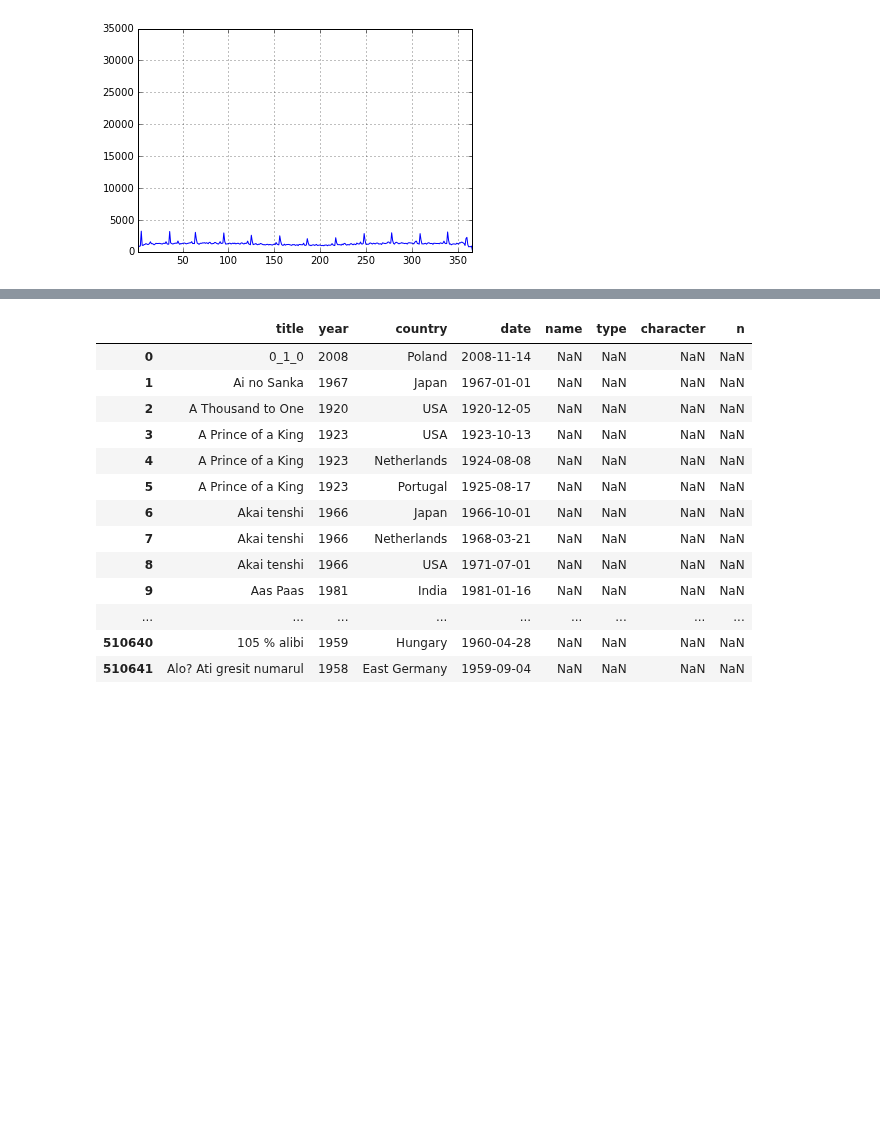
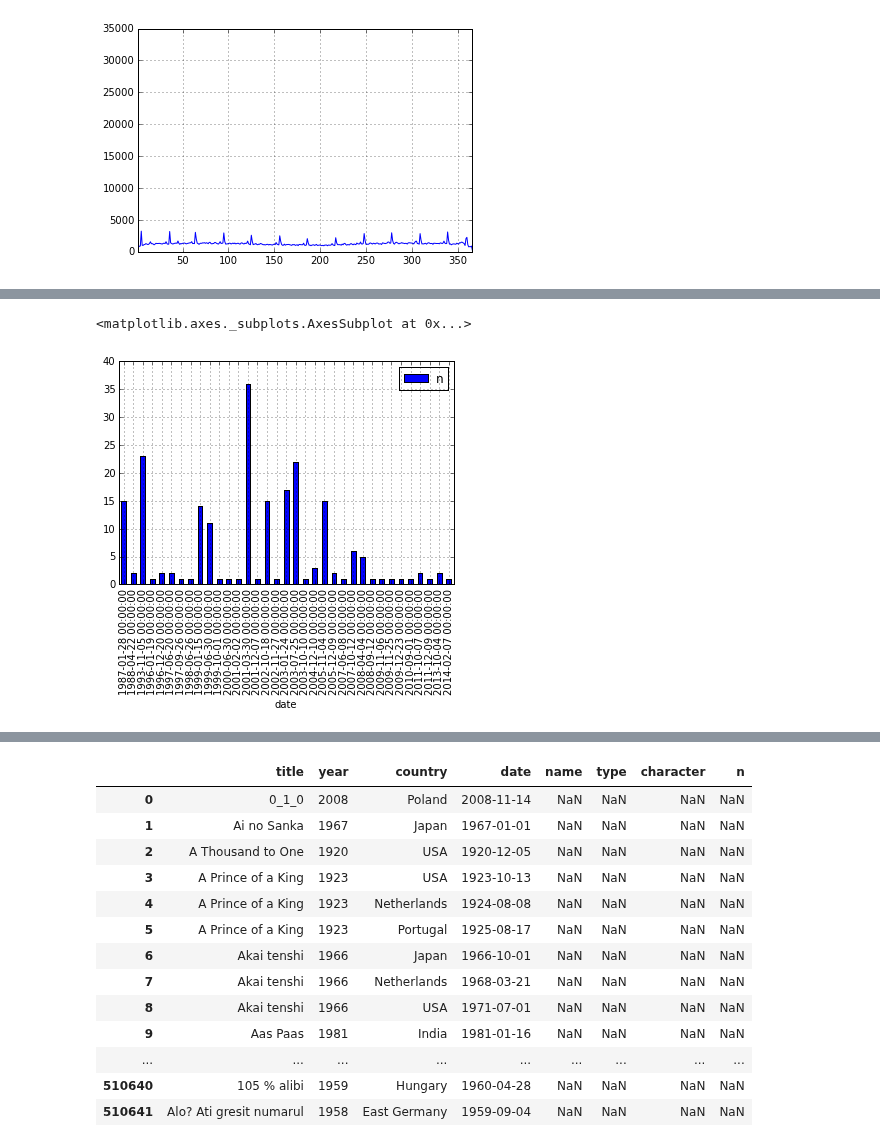
Before and after one commit to brandon-rhodes/pycon-pandas-tutorial, a Jupyter notebook: All.ipynb, the cells around one changed output, grey strips where cells are left out. Saved outputs shown, nothing was run; the diff lists cells and outputs as text; code cells hidden in the pictures; blank space fills up the shorter version.

```diff
--- a/All.ipynb
+++ b/All.ipynb
@@ -875,0 +869,5 @@ c#.info()
+# %%
+c.plot(kind='bar')
+# %% [output]
+<matplotlib.axes._subplots.AxesSubplot at 0x...>
+[figure, added]
```
Also changed, not shown: parts of 6 cells of this notebook, 1 other file.
